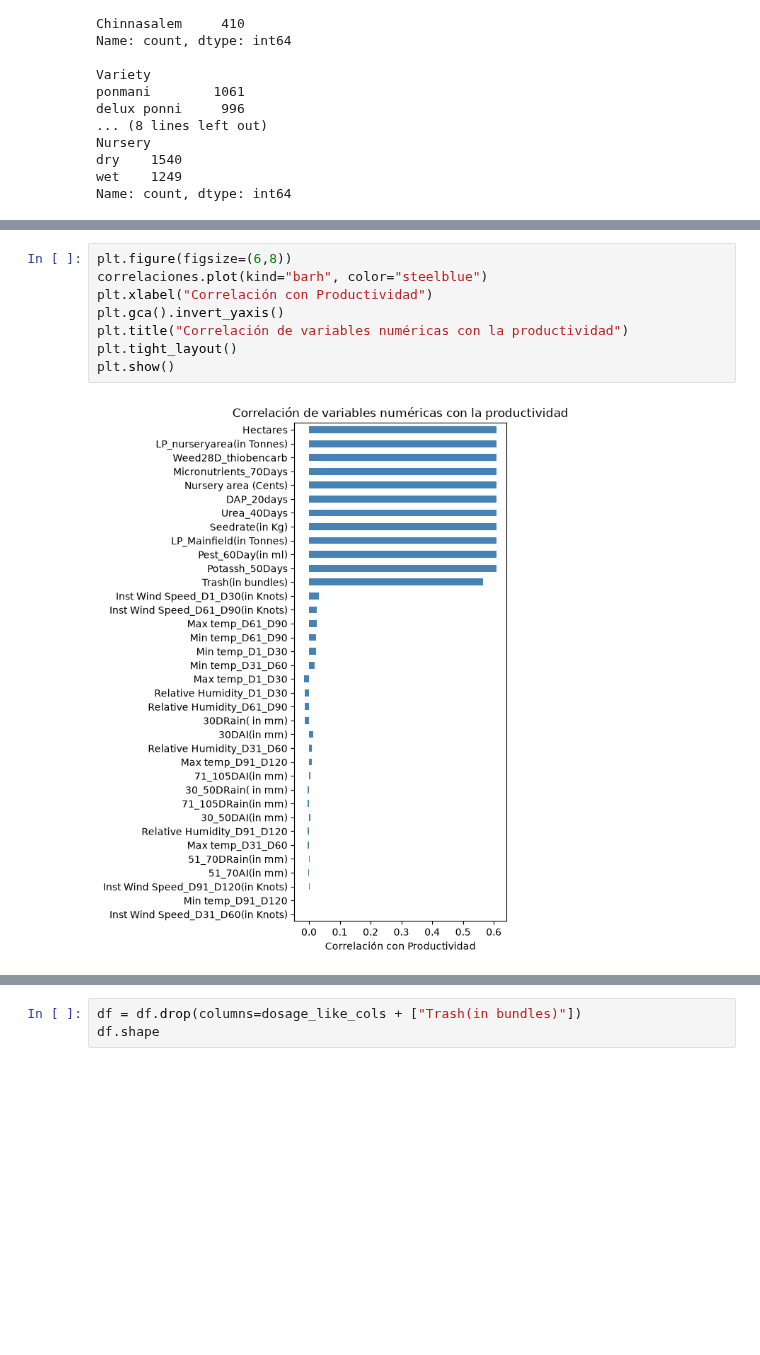
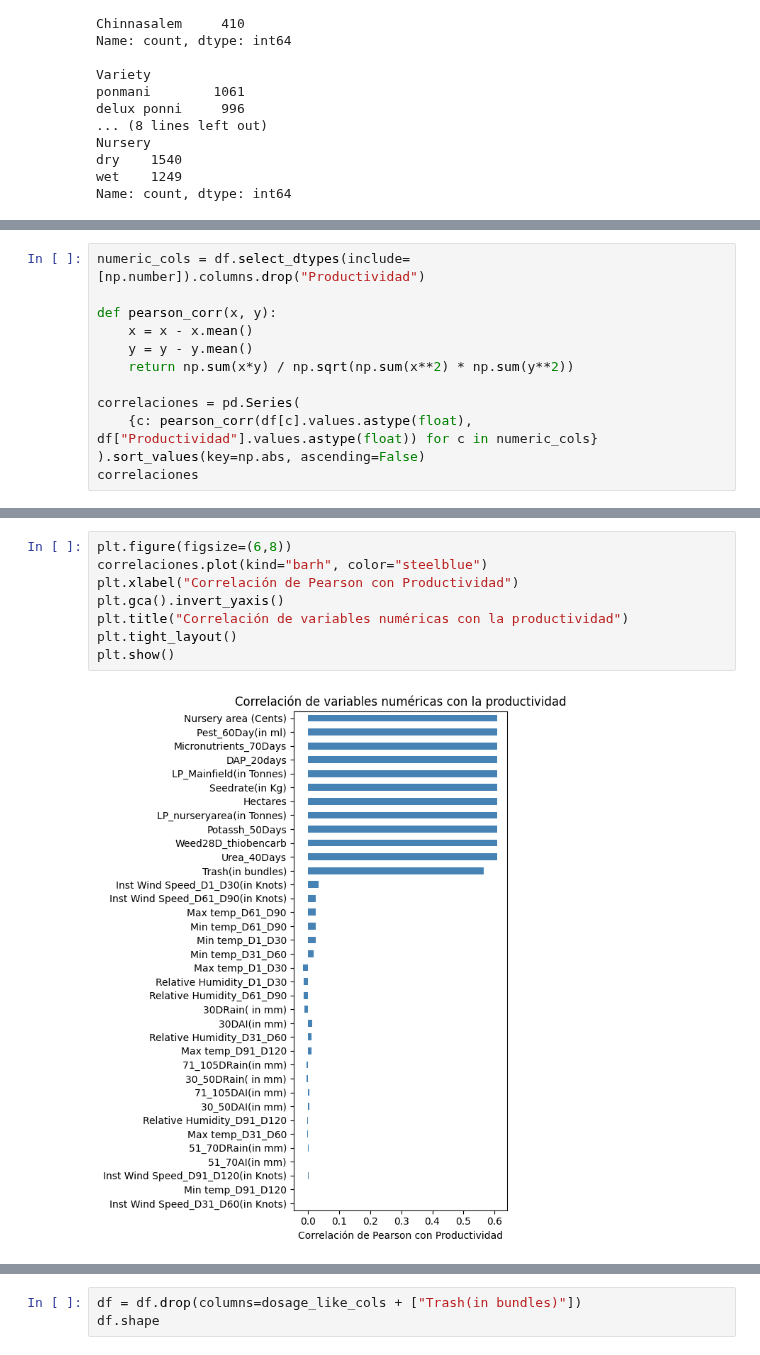
Before and after one commit to SalomonAvila/MachineLearning, a Jupyter notebook: Taller01 - Entregable/Taller1_Punto1_Regresion_lineal.ipynb, the cells around one changed output, grey strips where cells are left out. Cells and saved outputs as stored; diff of their text form; blank space fills up the shorter version.

```diff
--- a/Taller01 - Entregable/Taller1_Punto1_Regresion_lineal.ipynb
+++ b/Taller01 - Entregable/Taller1_Punto1_Regresion_lineal.ipynb
@@ -147,0 +129,12 @@ Name: Productividad, dtype: float64
+# %%
+numeric_cols = df.select_dtypes(include=[np.number]).columns.drop("Productividad")
+
+def pearson_corr(x, y):
+    x = x - x.mean()
+    y = y - y.mean()
+    return np.sum(x*y) / np.sqrt(np.sum(x**2) * np.sum(y**2))
+
+correlaciones = pd.Series(
+    {c: pearson_corr(df[c].values.astype(float), df["Productividad"].values.astype(float)) for c in numeric_cols}
+).sort_values(key=np.abs, ascending=False)
+correlaciones
@@ -148,11 +160,11 @@ Name: Productividad, dtype: float64
 # %%
 plt.figure(figsize=(6,8))
 correlaciones.plot(kind="barh", color="steelblue")
-plt.xlabel("Correlación con Productividad")
+plt.xlabel("Correlación de Pearson con Productividad")
 plt.gca().invert_yaxis()
 plt.title("Correlación de variables numéricas con la productividad")
 plt.tight_layout()
 plt.show()
 # %% [output]
-[figure, old version]
+[figure, new version]
 # %% [markdown]
```
Also changed, not shown: parts of 80 cells of this notebook.
